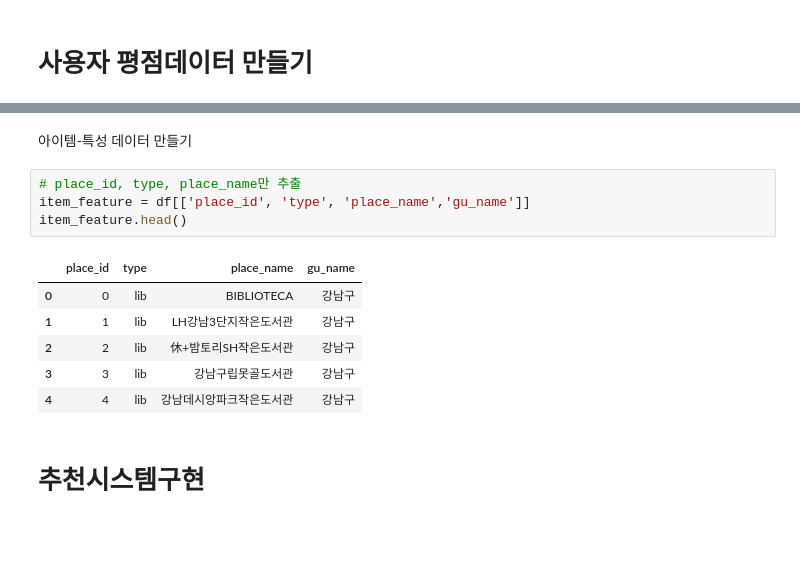
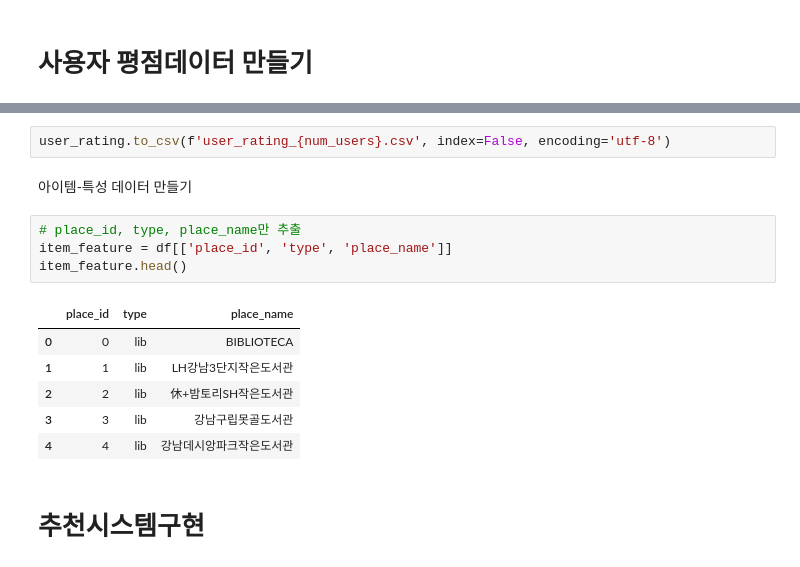
Before and after one commit to hscrown/madatpublicdata, a Jupyter notebook: collaborative_filtering_연습(6)_잠재요인기반_ipynb의_사본의_사본.ipynb, the cells around one changed output, grey strips where cells are left out. Cells and saved outputs as stored; diff of their text form; blank space fills up the shorter version.

```diff
--- a/collaborative_filtering_연습(6)_잠재요인기반_ipynb의_사본의_사본.ipynb
+++ b/collaborative_filtering_연습(6)_잠재요인기반_ipynb의_사본의_사본.ipynb
@@ -203,17 +203,19 @@ user_rating.tail()
 | 1662 | 999 | 1.5 | 1662 |
+# %%
+user_rating.to_csv(f'user_rating_{num_users}.csv', index=False, encoding='utf-8')
 # %% [markdown]
 아이템-특성 데이터 만들기
 # %%
 # place_id, type, place_name만 추출
-item_feature = df[['place_id', 'type', 'place_name','gu_name']]
+item_feature = df[['place_id', 'type', 'place_name']]
 item_feature.head()
 # %% [output]
-|  | place_id | type | place_name | gu_name |
-| 0 | 0 | lib | BIBLIOTECA | 강남구 |
-| 1 | 1 | lib | LH강남3단지작은도서관 | 강남구 |
-| 2 | 2 | lib | 休+밤토리SH작은도서관 | 강남구 |
-| 3 | 3 | lib | 강남구립못골도서관 | 강남구 |
-| 4 | 4 | lib | 강남데시앙파크작은도서관 | 강남구 |
+|  | place_id | type | place_name |
+| 0 | 0 | lib | BIBLIOTECA |
+| 1 | 1 | lib | LH강남3단지작은도서관 |
+| 2 | 2 | lib | 休+밤토리SH작은도서관 |
+| 3 | 3 | lib | 강남구립못골도서관 |
+| 4 | 4 | lib | 강남데시앙파크작은도서관 |
 # %% [markdown]
 # 추천시스템구현
 # %% [markdown]
```
Also changed, not shown: parts of 24 cells of this notebook.
